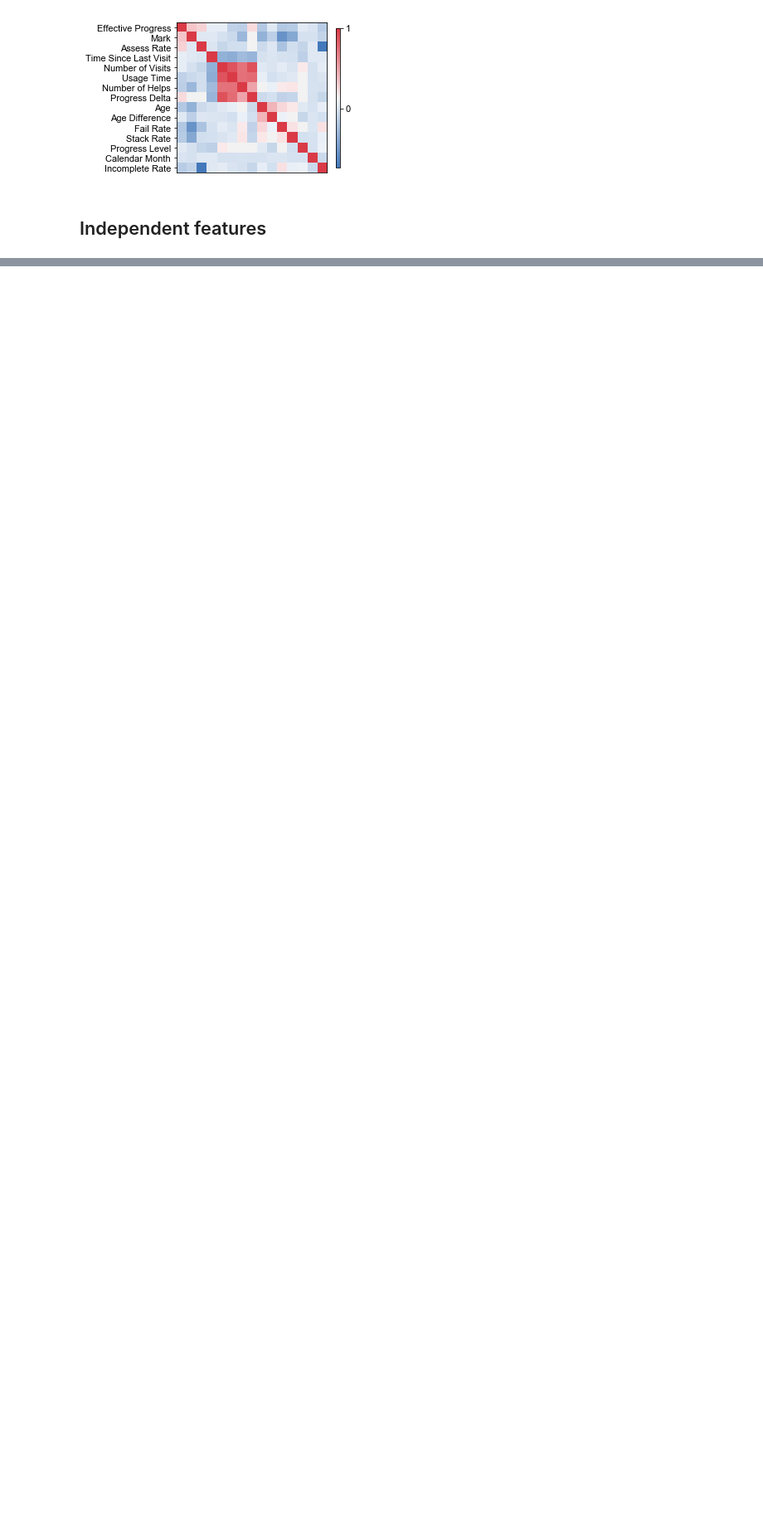
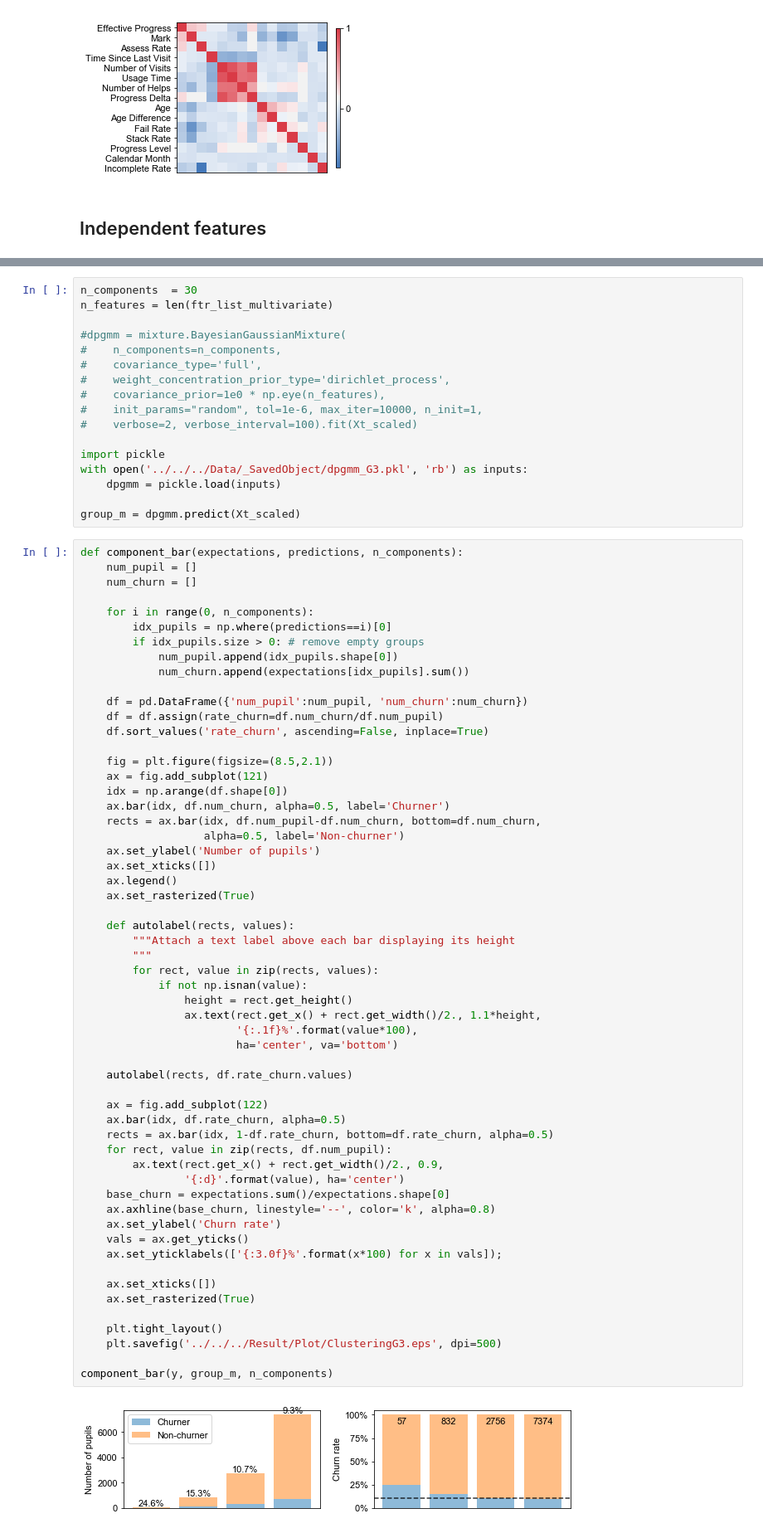
Before and after one commit to vicaws/Whizz, a Jupyter notebook: Code/Churn/Churn/NB_ReportFigures.ipynb, the cells around one changed output, grey strips where cells are left out. Shown at 83% size. Cells and saved outputs as stored; diff of their text form; blank space fills up the shorter version.

```diff
--- a/Code/Churn/Churn/NB_ReportFigures.ipynb
+++ b/Code/Churn/Churn/NB_ReportFigures.ipynb
@@ -400,0 +459,76 @@ Weights = [0.321608   0.16320731 0.4935955  0.02158919]
+# %%
+n_components  = 30
+n_features = len(ftr_list_multivariate)
+
+#dpgmm = mixture.BayesianGaussianMixture(
+#    n_components=n_components,
+#    covariance_type='full',
+#    weight_concentration_prior_type='dirichlet_process',
+#    covariance_prior=1e0 * np.eye(n_features),
+#    init_params="random", tol=1e-6, max_iter=10000, n_init=1,
+#    verbose=2, verbose_interval=100).fit(Xt_scaled)
+
+import pickle
+with open('../../../Data/_SavedObject/dpgmm_G3.pkl', 'rb') as inputs:
+    dpgmm = pickle.load(inputs)
+
+group_m = dpgmm.predict(Xt_scaled)
+# %%
+def component_bar(expectations, predictions, n_components):
+    num_pupil = []
+    num_churn = []
+
+    for i in range(0, n_components):
+        idx_pupils = np.where(predictions==i)[0]
+        if idx_pupils.size > 0: # remove empty groups
+            num_pupil.append(idx_pupils.shape[0])
+            num_churn.append(expectations[idx_pupils].sum())
+
+    df = pd.DataFrame({'num_pupil':num_pupil, 'num_churn':num_churn})
+    df = df.assign(rate_churn=df.num_churn/df.num_pupil)
+    df.sort_values('rate_churn', ascending=False, inplace=True)
+
+    fig = plt.figure(figsize=(8.5,2.1))
+    ax = fig.add_subplot(121)
+    idx = np.arange(df.shape[0])
+    ax.bar(idx, df.num_churn, alpha=0.5, label='Churner')
+    rects = ax.bar(idx, df.num_pupil-df.num_churn, bottom=df.num_churn,
+                   alpha=0.5, label='Non-churner')
+    ax.set_ylabel('Number of pupils')
+    ax.set_xticks([])
+    ax.legend()
+    ax.set_rasterized(True)
+
+    def autolabel(rects, values):
+        """Attach a text label above each bar displaying its height
+        """
+        for rect, value in zip(rects, values):
+            if not np.isnan(value):
+                height = rect.get_height()
+                ax.text(rect.get_x() + rect.get_width()/2., 1.1*height,
+                        '{:.1f}%'.format(value*100),
+                        ha='center', va='bottom')
+
+    autolabel(rects, df.rate_churn.values)
+
+    ax = fig.add_subplot(122)
+    ax.bar(idx, df.rate_churn, alpha=0.5)
+    rects = ax.bar(idx, 1-df.rate_churn, bottom=df.rate_churn, alpha=0.5)
+    for rect, value in zip(rects, df.num_pupil):
+        ax.text(rect.get_x() + rect.get_width()/2., 0.9,
+                '{:d}'.format(value), ha='center')
+    base_churn = expectations.sum()/expectations.shape[0]
+    ax.axhline(base_churn, linestyle='--', color='k', alpha=0.8)
+    ax.set_ylabel('Churn rate')
+    vals = ax.get_yticks()
+    ax.set_yticklabels(['{:3.0f}%'.format(x*100) for x in vals]);
+
+    ax.set_xticks([])
+    ax.set_rasterized(True)
+
+    plt.tight_layout()
+    plt.savefig('../../../Result/Plot/ClusteringG3.eps', dpi=500)
+
+component_bar(y, group_m, n_components)
+# %% [output]
+[figure, added]
```
Also changed, not shown: parts of 22 cells of this notebook, 35 other files.
